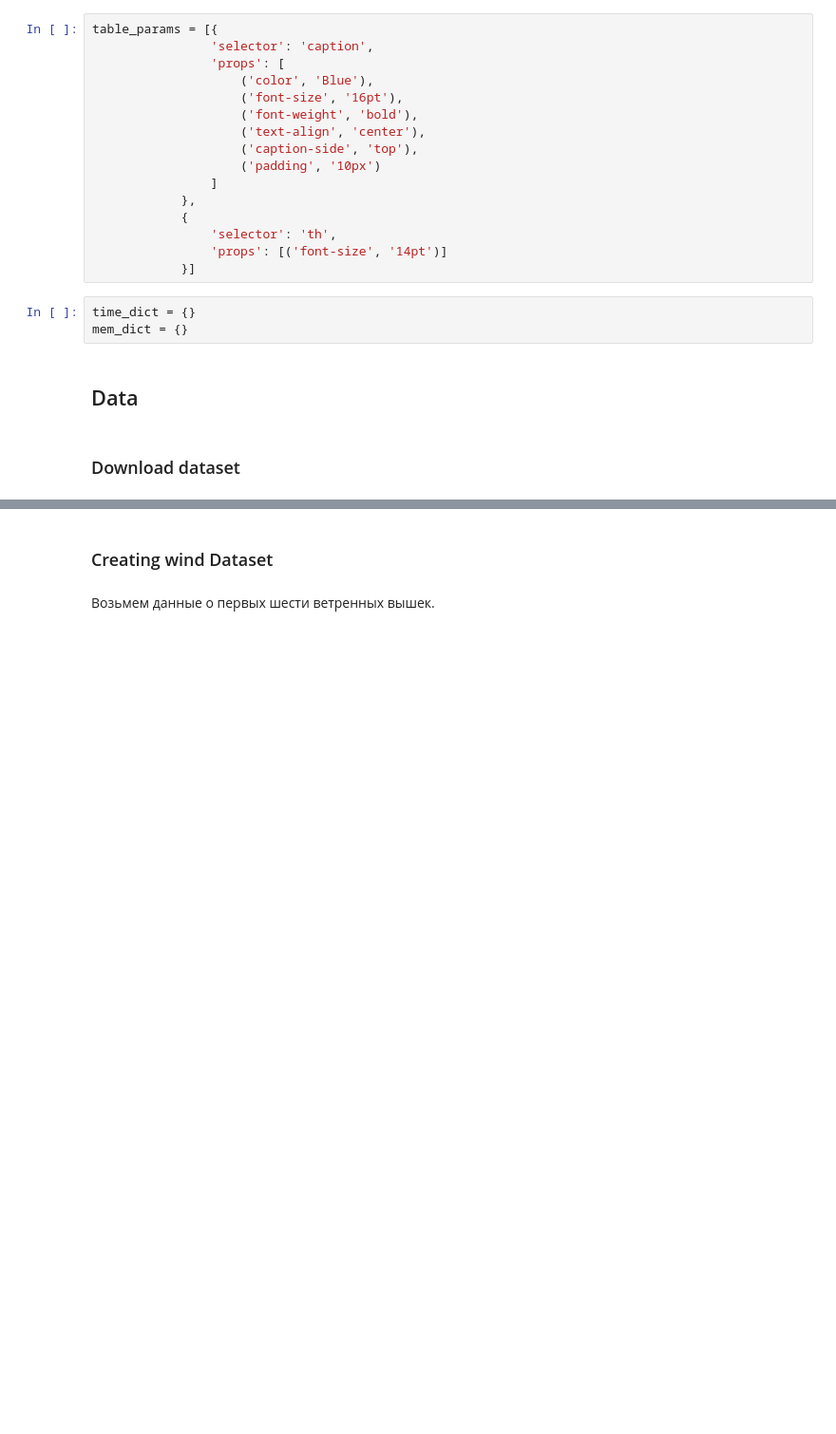
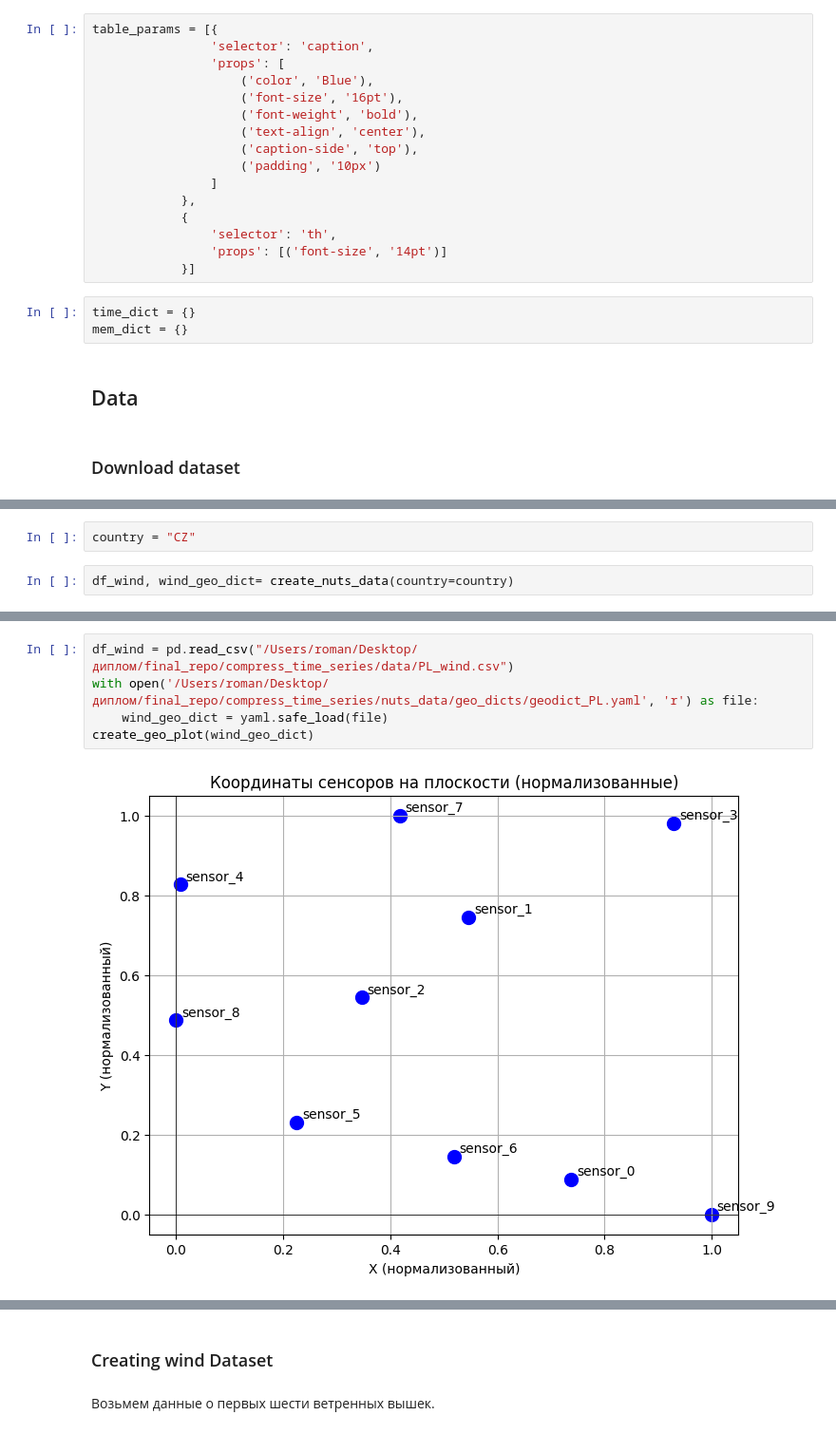
Before and after one commit to Romankkl03/compress_time_series, a Jupyter notebook: experiments.ipynb, the cells around one changed output, grey strips where cells are left out. Shown: that part at 95% size. Cells and saved outputs as stored; diff of their text form; blank space fills up the shorter version.

```diff
--- a/experiments.ipynb
+++ b/experiments.ipynb
@@ -115,0 +58,4 @@ memory usage: 251.9 KB
+# %%
+country = "CZ"
+# %%
+df_wind, wind_geo_dict= create_nuts_data(country=country)
@@ -116 +72,8 @@ memory usage: 251.9 KB
+# %%
+df_wind = pd.read_csv("/Users/roman/Desktop/диплом/final_repo/compress_time_series/data/PL_wind.csv")
+with open('/Users/roman/Desktop/диплом/final_repo/compress_time_series/nuts_data/geo_dicts/geodict_PL.yaml', 'r') as file:
+    wind_geo_dict = yaml.safe_load(file)
+create_geo_plot(wind_geo_dict)
+# %% [output]
+[figure, added]
 # %%
```
Also changed, not shown: parts of 94 cells of this notebook, 32 other files.
